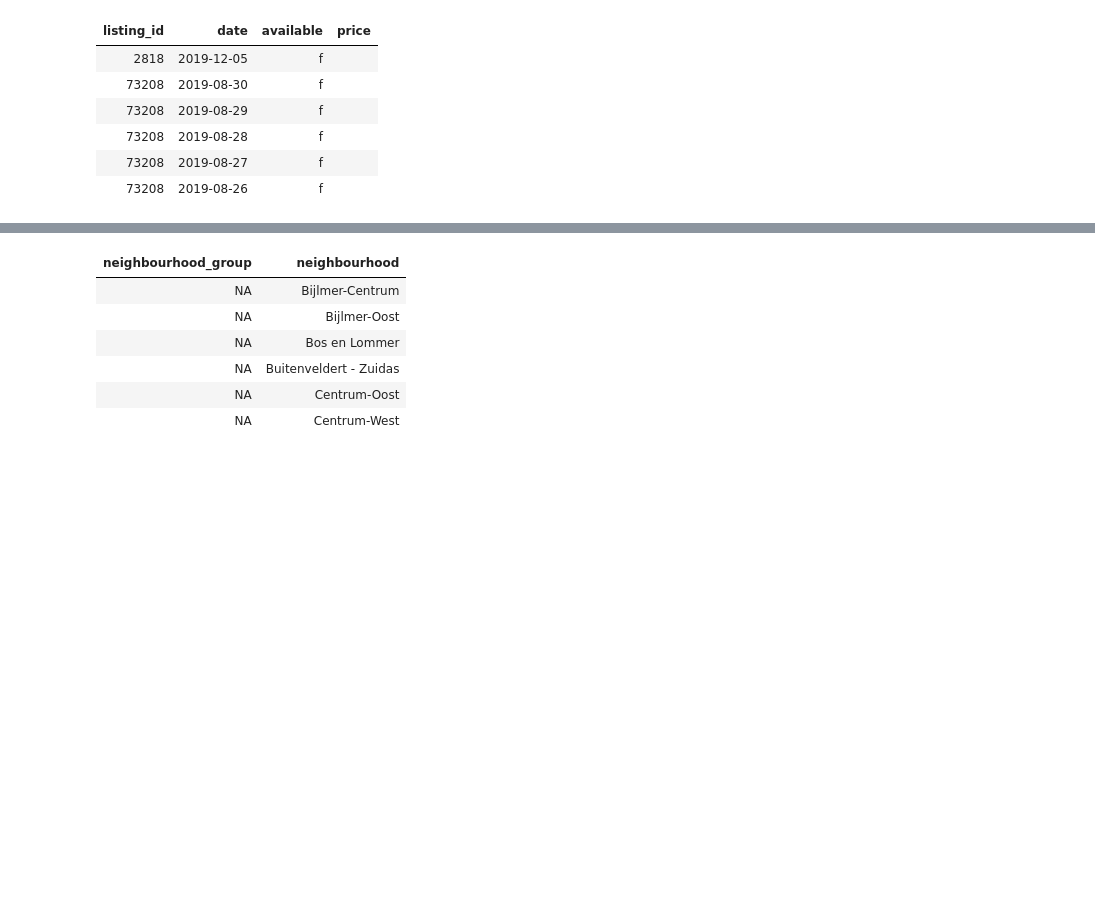
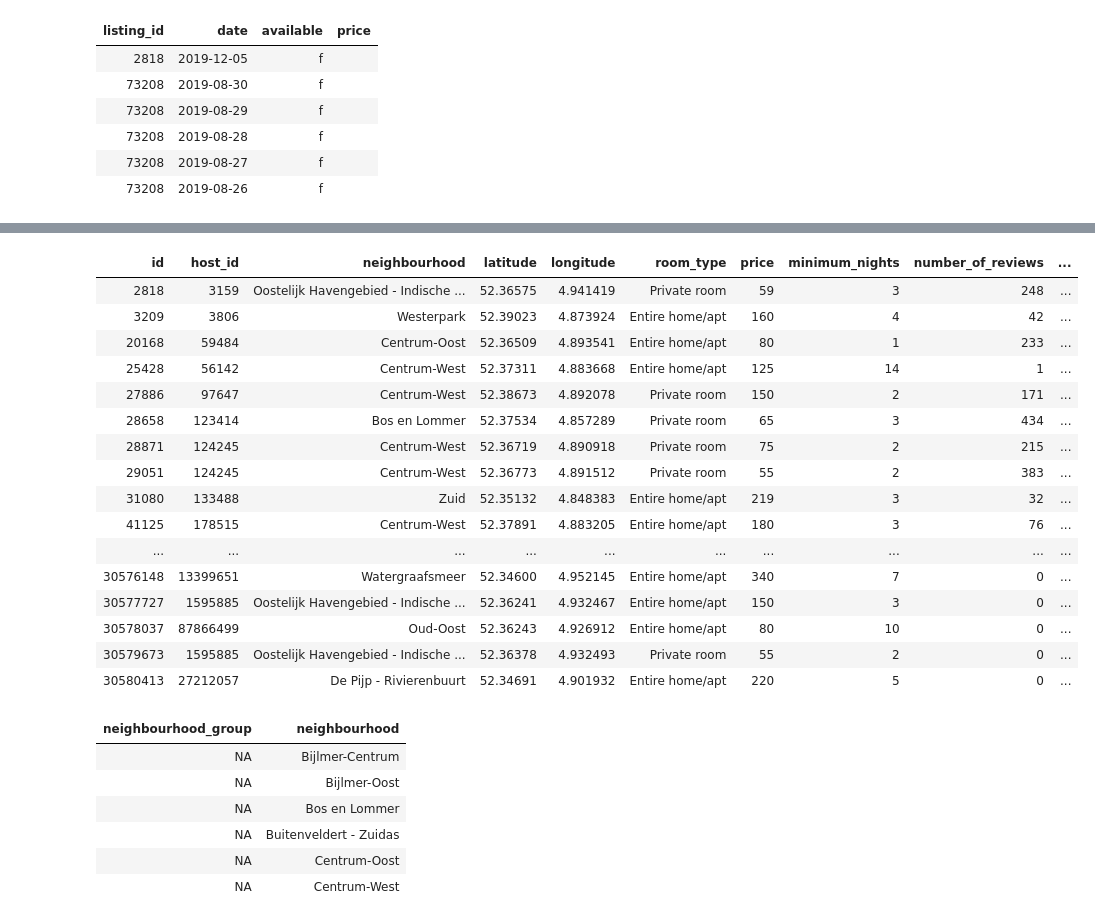
Before and after one commit to jengsen/Airbnb-R, a Jupyter notebook: PROJET R.ipynb, the cells around one changed output, grey strips where cells are left out. Saved outputs shown, nothing was run; the diff lists cells and outputs as text; code cells hidden in the pictures; blank space fills up the shorter version.

```diff
--- a/PROJET R.ipynb
+++ b/PROJET R.ipynb
@@ -127,8 +152,29 @@ head(listings)
 | 25428 | Lovely apt in City Centre (Jordaan) | 56142 | Joan | NA | Centrum-West | 52.37311 | 4.883668 | Entire home/apt | ... |
 | 27886 | Romantic, stylish B&B houseboat i... | 97647 | Flip | NA | Centrum-West | 52.38673 | 4.892078 | Private room | ... |
 | 28658 | Cosy guest room near city centre -1 | 123414 | Michele | NA | Bos en Lommer | 52.37534 | 4.857289 | Private room | ... |
-# %%
-listings <- listings[-c(1,3:4)]
+# %%
+#'!' sign indicates negation.
+drop_listings <- c("name", "host_name", "neighbourhood_group", "calculated_host_listings_count")
+listings = listings[,!(names(listings) %in% drop_listings)]
+listings
+# %% [output]
+| id | host_id | neighbourhood | latitude | longitude | room_type | price | minimum_nights | number_of_reviews | ... |
+| 2818 | 3159 | Oostelijk Havengebied - Indische ... | 52.36575 | 4.941419 | Private room | 59 | 3 | 248 | ... |
+| 3209 | 3806 | Westerpark | 52.39023 | 4.873924 | Entire home/apt | 160 | 4 | 42 | ... |
+| 20168 | 59484 | Centrum-Oost | 52.36509 | 4.893541 | Entire home/apt | 80 | 1 | 233 | ... |
+| 25428 | 56142 | Centrum-West | 52.37311 | 4.883668 | Entire home/apt | 125 | 14 | 1 | ... |
+| 27886 | 97647 | Centrum-West | 52.38673 | 4.892078 | Private room | 150 | 2 | 171 | ... |
+| 28658 | 123414 | Bos en Lommer | 52.37534 | 4.857289 | Private room | 65 | 3 | 434 | ... |
+| 28871 | 124245 | Centrum-West | 52.36719 | 4.890918 | Private room | 75 | 2 | 215 | ... |
+| 29051 | 124245 | Centrum-West | 52.36773 | 4.891512 | Private room | 55 | 2 | 383 | ... |
+| 31080 | 133488 | Zuid | 52.35132 | 4.848383 | Entire home/apt | 219 | 3 | 32 | ... |
+| 41125 | 178515 | Centrum-West | 52.37891 | 4.883205 | Entire home/apt | 180 | 3 | 76 | ... |
+| ... | ... | ... | ... | ... | ... | ... | ... | ... | ... |
+| 30576148 | 13399651 | Watergraafsmeer | 52.34600 | 4.952145 | Entire home/apt | 340 | 7 | 0 | ... |
+| 30577727 | 1595885 | Oostelijk Havengebied - Indische ... | 52.36241 | 4.932467 | Entire home/apt | 150 | 3 | 0 | ... |
+| 30578037 | 87866499 | Oud-Oost | 52.36243 | 4.926912 | Entire home/apt | 80 | 10 | 0 | ... |
+| 30579673 | 1595885 | Oostelijk Havengebied - Indische ... | 52.36378 | 4.932493 | Private room | 55 | 2 | 0 | ... |
+| 30580413 | 27212057 | De Pijp - Rivierenbuurt | 52.34691 | 4.901932 | Entire home/apt | 220 | 5 | 0 | ... |
 # %%
 head(neighbourhoods)
 # %% [output]
```
Also changed, not shown: parts of 13 cells of this notebook.
